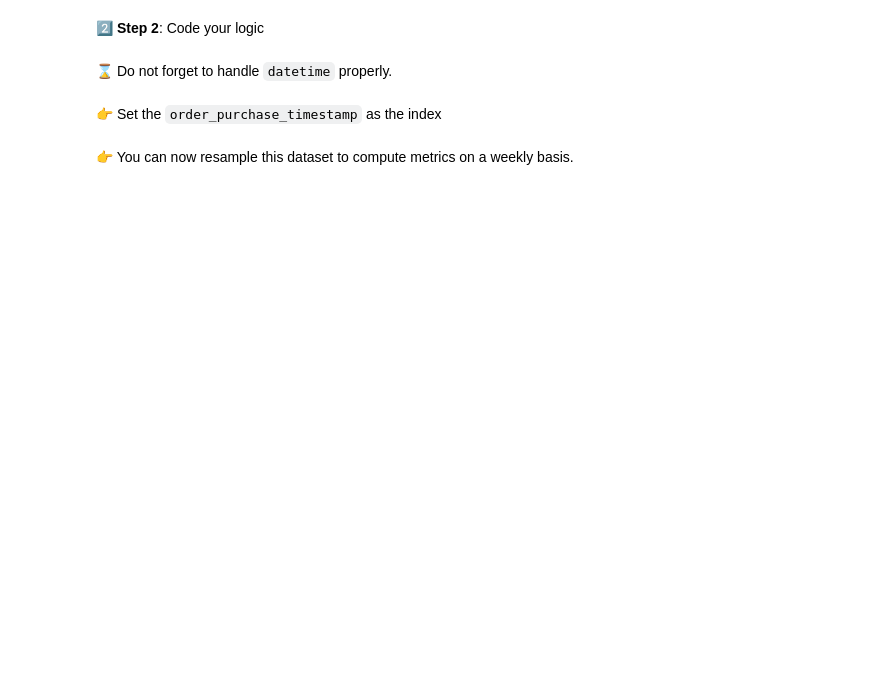
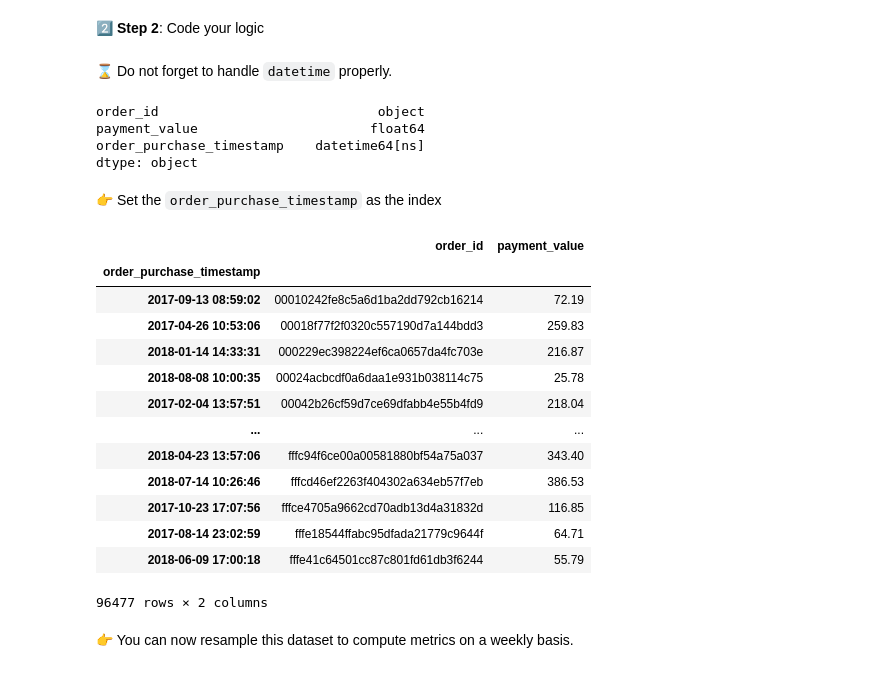
Before and after one commit to erenkiliclar/data-olist_data_metric, a Jupyter notebook: recap_olist_01.ipynb, the cells around one changed output. Saved outputs shown, nothing was run; the diff lists cells and outputs as text; code cells hidden in the pictures; blank space fills up the shorter version.

```diff
--- a/recap_olist_01.ipynb
+++ b/recap_olist_01.ipynb
@@ -85,2 +150,4 @@ Olist().get_data().keys()
+# %%
+data = Olist().get_data()
 # %% [markdown]
 2️⃣ **Step 2**: Code your logic
@@ -93,3 +174,10 @@ Olist().get_data().keys()
+# %%
+order_payments.dtypes
+# %% [output]
+order_id                            object
+payment_value                      float64
+order_purchase_timestamp    datetime64[ns]
+dtype: object
 # %% [markdown]
 👉 Set the `order_purchase_timestamp` as the index
 # %%
@@ -97,3 +186,20 @@ Olist().get_data().keys()
+# %%
+order_payments
+# %% [output]
+|  | order_id | payment_value |
+| order_purchase_timestamp |  |  |
+| 2017-09-13 08:59:02 | 00010242fe8c5a6d1ba2dd792cb16214 | 72.19 |
+| 2017-04-26 10:53:06 | 00018f77f2f0320c557190d7a144bdd3 | 259.83 |
+| 2018-01-14 14:33:31 | 000229ec398224ef6ca0657da4fc703e | 216.87 |
+| 2018-08-08 10:00:35 | 00024acbcdf0a6daa1e931b038114c75 | 25.78 |
+| 2017-02-04 13:57:51 | 00042b26cf59d7ce69dfabb4e55b4fd9 | 218.04 |
+| ... | ... | ... |
+| 2018-04-23 13:57:06 | fffc94f6ce00a00581880bf54a75a037 | 343.40 |
+| 2018-07-14 10:26:46 | fffcd46ef2263f404302a634eb57f7eb | 386.53 |
+| 2017-10-23 17:07:56 | fffce4705a9662cd70adb13d4a31832d | 116.85 |
+| 2017-08-14 23:02:59 | fffe18544ffabc95dfada21779c9644f | 64.71 |
+| 2018-06-09 17:00:18 | fffe41c64501cc87c801fd61db3f6244 | 55.79 |
+96477 rows × 2 columns
 # %% [markdown]
 👉 You can now resample this dataset to compute metrics on a weekly basis.
 # %%
```
Also changed, not shown: parts of 20 cells of this notebook.
